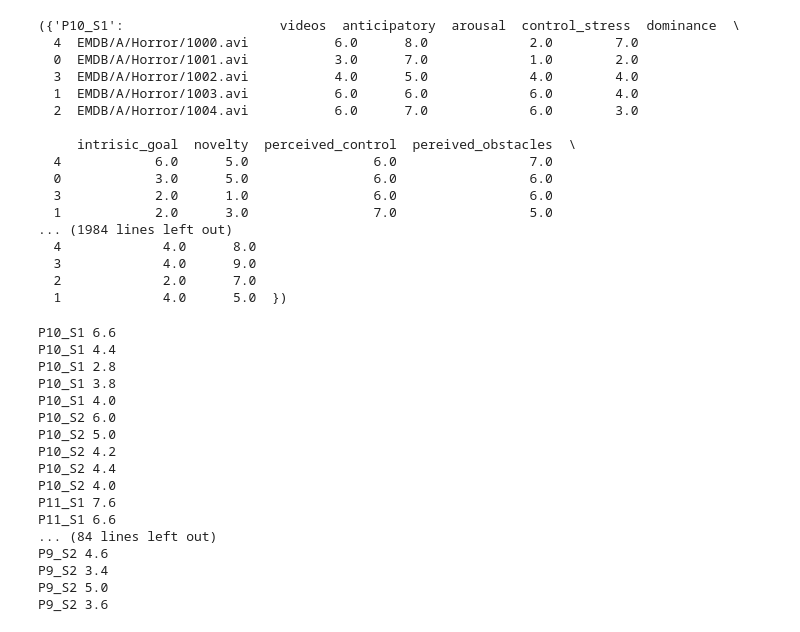
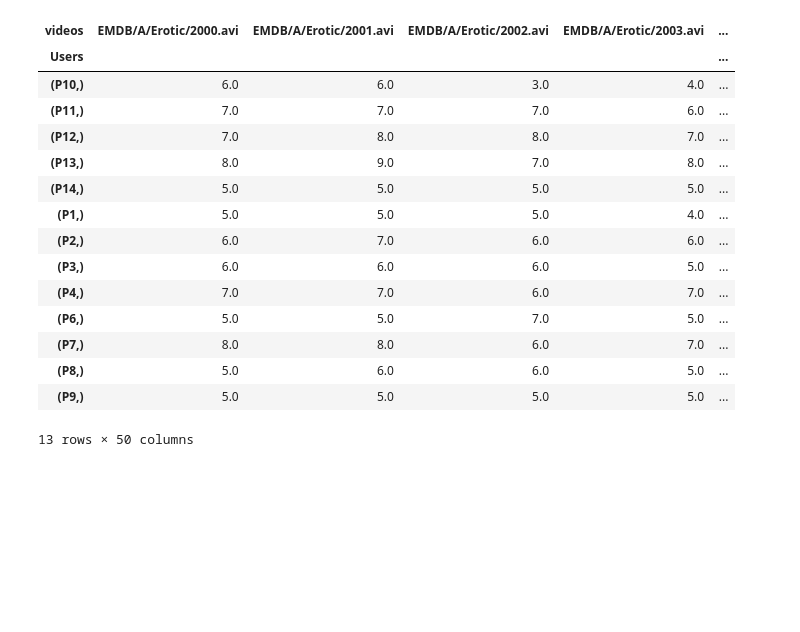
Before and after one commit to rodrigolima6/Physiological_Data, a Jupyter notebook: PsychoPy_Data.ipynb, the cells around one changed output. Drawn from its saved outputs; the diff is of its cells as text; code cells hidden in the pictures; blank space fills up the shorter version.

Commit message:
Change PsychoPY_data to create full dataframe for each dimension

```diff
--- a/PsychoPy_Data.ipynb
+++ b/PsychoPy_Data.ipynb
@@ -40,45 +14,23 @@ social_negative = Social_negative(data)
-# %%
-horror,erotic,scenery,social_negative,social_positive
-# %% [output]
-({'P10_S1':                    videos  anticipatory  arousal  control_stress  dominance  \
-  4  EMDB/A/Horror/1000.avi           6.0      8.0             2.0        7.0
-  0  EMDB/A/Horror/1001.avi           3.0      7.0             1.0        2.0
-  3  EMDB/A/Horror/1002.avi           4.0      5.0             4.0        4.0
-  1  EMDB/A/Horror/1003.avi           6.0      6.0             6.0        4.0
-  2  EMDB/A/Horror/1004.avi           6.0      7.0             6.0        3.0
-
-     intrisic_goal  novelty  perceived_control  pereived_obstacles  \
-  4            6.0      5.0                6.0                 7.0
-  0            3.0      5.0                6.0                 6.0
-  3            2.0      1.0                6.0                 6.0
-  1            2.0      3.0                7.0                 5.0
-... (1984 lines left out)
-  4             4.0      8.0
-  3             4.0      9.0
-  2             2.0      7.0
-  1             4.0      5.0  })
-# %%
-for users in horror.keys():
-    print(users + " " + str(np.mean(horror[users]["arousal"])))
-    print(users + " " + str(np.mean(erotic[users]["arousal"])))
-    print(users + " " + str(np.mean(scenery[users]["arousal"])))
-    print(users + " " + str(np.mean(social_negative[users]["arousal"])))
-    print(users + " " + str(np.mean(social_positive[users]["arousal"])))
-# %% [output]
-P10_S1 6.6
-P10_S1 4.4
-P10_S1 2.8
-P10_S1 3.8
-P10_S1 4.0
-P10_S2 6.0
-P10_S2 5.0
-P10_S2 4.2
-P10_S2 4.4
-P10_S2 4.0
-P11_S1 7.6
-P11_S1 6.6
-... (84 lines left out)
-P9_S2 4.6
-P9_S2 3.4
-P9_S2 5.0
-P9_S2 3.6
+# %%
+df_arousal = Full_Dataframe(data,"arousal")
+df_valence = Full_Dataframe(data,"valence")
+df_dominance = Full_Dataframe(data,"dominance")
+# %%
+df_valence
+# %% [output]
+| videos | EMDB/A/Erotic/2000.avi | EMDB/A/Erotic/2001.avi | EMDB/A/Erotic/2002.avi | EMDB/A/Erotic/2003.avi | ... |
+| Users |  |  |  |  | ... |
+| (P10,) | 6.0 | 6.0 | 3.0 | 4.0 | ... |
+| (P11,) | 7.0 | 7.0 | 7.0 | 6.0 | ... |
+| (P12,) | 7.0 | 8.0 | 8.0 | 7.0 | ... |
+| (P13,) | 8.0 | 9.0 | 7.0 | 8.0 | ... |
+| (P14,) | 5.0 | 5.0 | 5.0 | 5.0 | ... |
+| (P1,) | 5.0 | 5.0 | 5.0 | 4.0 | ... |
+| (P2,) | 6.0 | 7.0 | 6.0 | 6.0 | ... |
+| (P3,) | 6.0 | 6.0 | 6.0 | 5.0 | ... |
+| (P4,) | 7.0 | 7.0 | 6.0 | 7.0 | ... |
+| (P6,) | 5.0 | 5.0 | 7.0 | 5.0 | ... |
+| (P7,) | 8.0 | 8.0 | 6.0 | 7.0 | ... |
+| (P8,) | 5.0 | 6.0 | 6.0 | 5.0 | ... |
+| (P9,) | 5.0 | 5.0 | 5.0 | 5.0 | ... |
+13 rows × 50 columns
```
Also changed, not shown: parts of 4 cells of this notebook, 2 other files.
